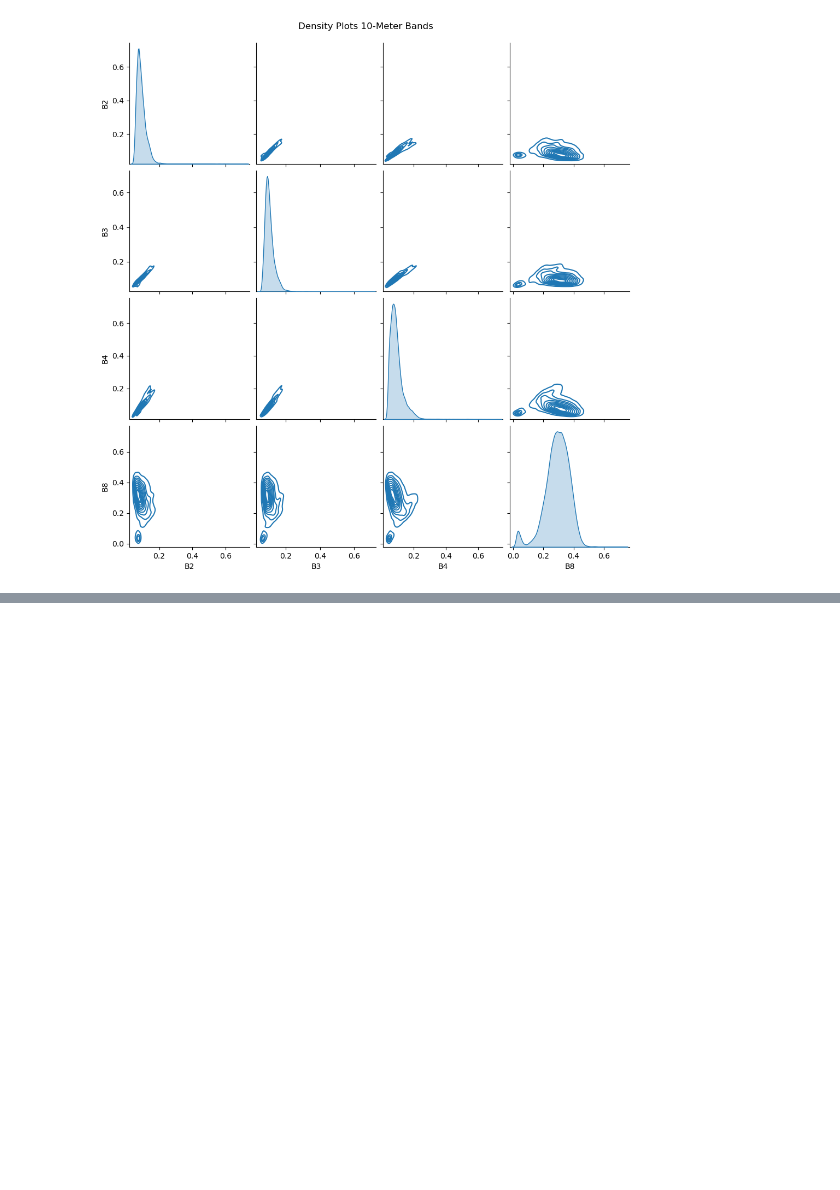
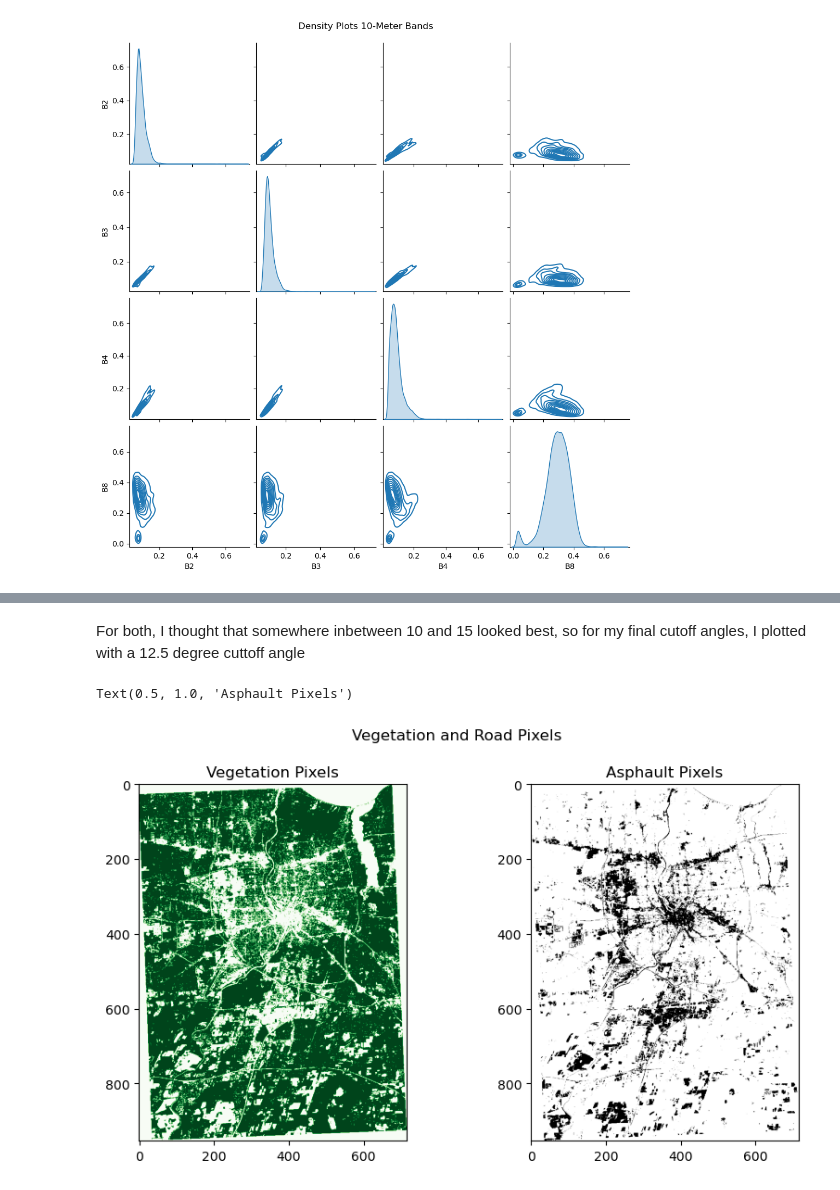
Before and after one commit to kristenvinh/IMGS.689_Kristen_Vinh, a Jupyter notebook: eda/EDA.ipynb, the cells around one changed output, grey strips where cells are left out. Drawn from its saved outputs; the diff is of its cells as text; code cells hidden in the pictures; blank space fills up the shorter version.

```diff
--- a/eda/EDA.ipynb
+++ b/eda/EDA.ipynb
@@ -456,0 +534,14 @@ plt.show()
+# %% [markdown]
+For both, I thought that somewhere inbetween 10 and 15 looked best, so for my final cutoff angles, I plotted with a 12.5 degree cuttoff angle
+# %%
+tree_mask = tree_spectral_angles <= 12.5
+road_mask = road_spectral_angles <= 12.5
+fig, ax = plt.subplots(nrows=1, ncols=2, figsize=(10, 5))
+fig.suptitle("Vegetation and Road Pixels", y=1)
+ax[0].imshow(tree_mask, cmap="Greens")
+ax[0].set_title("Vegetation Pixels")
+ax[1].imshow(road_mask, cmap="Grays")
+ax[1].set_title("Asphalt Pixels")
+# %% [output]
+Text(0.5, 1.0, 'Asphault Pixels')
+[figure, added]
```
Also changed, not shown: parts of 9 cells of this notebook.
